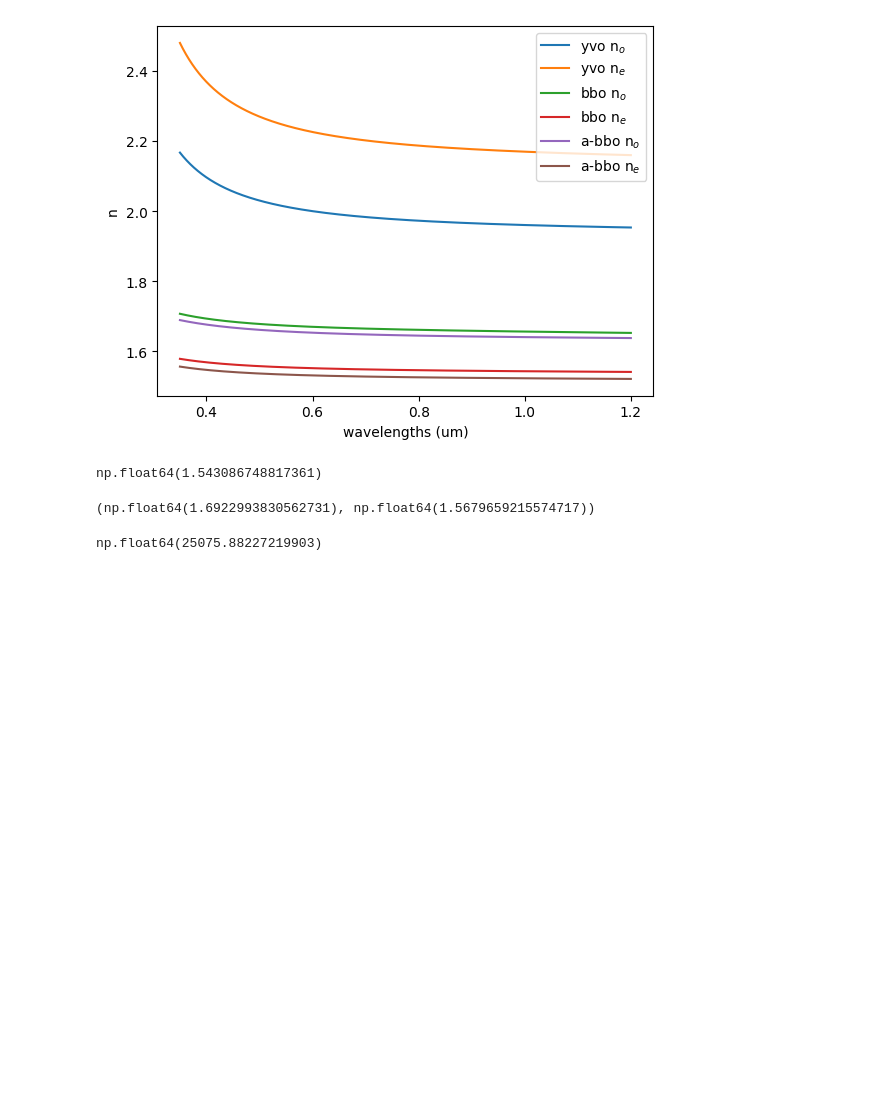
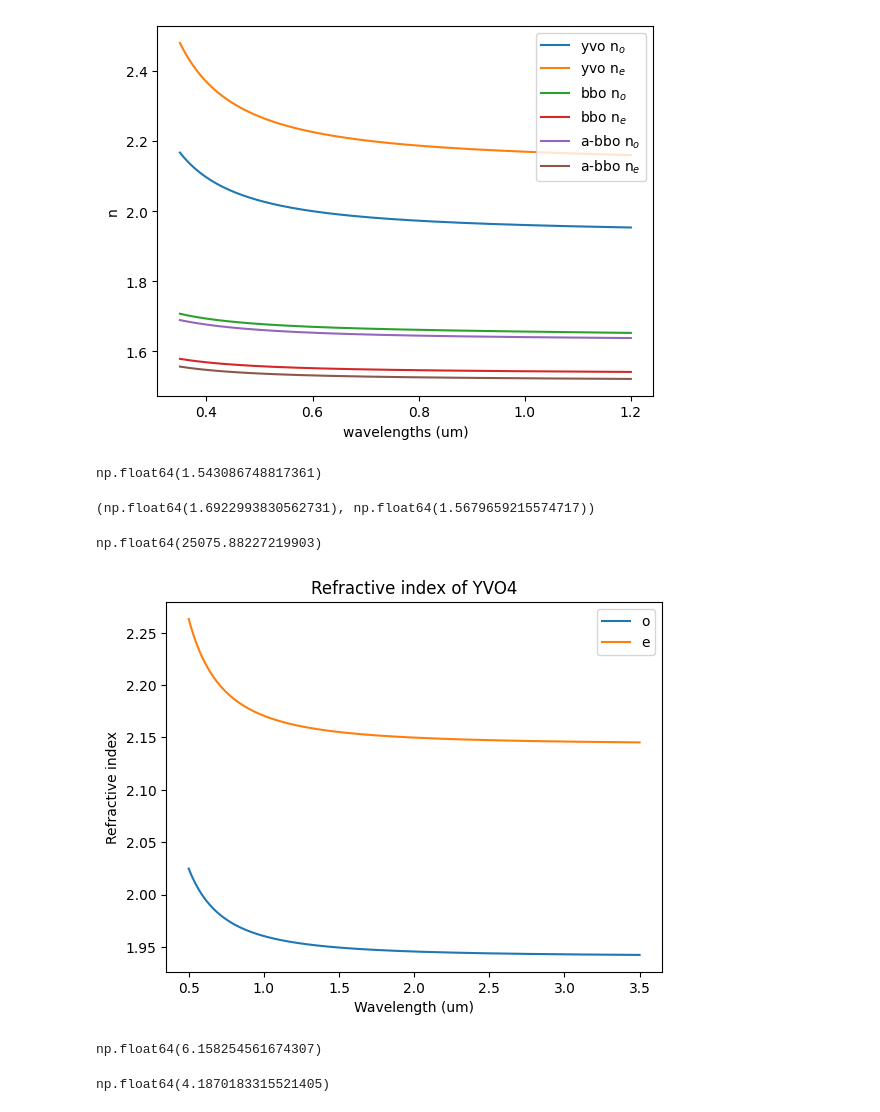
Before and after one commit to SMK-UK/PhaseComp, a Jupyter notebook: phase_compy.ipynb, the cells around one changed output. Saved outputs shown, nothing was run; the diff lists cells and outputs as text; code cells hidden in the pictures; blank space fills up the shorter version.

```diff
--- a/phase_compy.ipynb
+++ b/phase_compy.ipynb
@@ -69,3 +69,34 @@ delta_phi_bbo1 = pc.delta_phi(pump, bbo_l1, n_po_bbo) - pc.delta_phi(pump, bbo_l
 delta_phi_bbo1
 # %% [output]
 np.float64(25075.88227219903)
+# %%
+def yvo_sellmeier_n(wavelength, axis='o'):
+    """
+    Sellmeier equation for YVO4 crystal
+    https://refractiveindex.info
+    Birnbaum et al., 1976
+    """
+    if axis == 'o':
+        A = 1
+        B = 2.7665
+        C = 0.026884
+    elif axis == 'e':
+        A = 1
+        B = 3.5930
+        C = 0.032103
+    n2 = A + B * wavelength**2 / (wavelength**2 - C)
+    return np.sqrt(n2)
+
+# plot the refractive index of YVO4
+wavelength = np.linspace(0.5, 3.5, 1000)
+n_o = yvo_sellmeier_n(wavelength, 'o')
+n_e = yvo_sellmeier_n(wavelength, 'e')
+mp.plot(wavelength, n_o)
+mp.plot(wavelength, n_e)
+mp.legend(['o', 'e'])
+mp.xlabel('Wavelength (um)')
+mp.ylabel('Refractive index')
+mp.title('Refractive index of YVO4')
+mp.show()
+# %% [output]
+[figure, added]
@@ -72,3 +106,13 @@ np.float64(25075.88227219903)
+# %%
+required_yvo4_length_pre_compensation = delta_phi_bbo1 / (2 * np.pi) * pump / (n_e_pump_yvo4 - n_o_pump_yvo4)
+required_yvo4_length_pre_compensation / 1e3 # mm
+# %% [output]
+np.float64(6.158254561674307)
+# %%
+yvo_l1 = delta_phi_bbo1 * pump / 2*np.pi*(n_e_pump_yvo4 - n_o_pump_yvo4)
+yvo_l1 / 1E3
+# %% [output]
+np.float64(4.1870183315521405)
 # %%
 # find refractive index for the pump and signal, idler wavelengths (yvo)
 yvo_pump_n = [yvo_n[0][find_x(wavelengths, pump)], yvo_n[1][find_x(wavelengths, pump)]]
```
Also changed, not shown: parts of 2 cells of this notebook.
